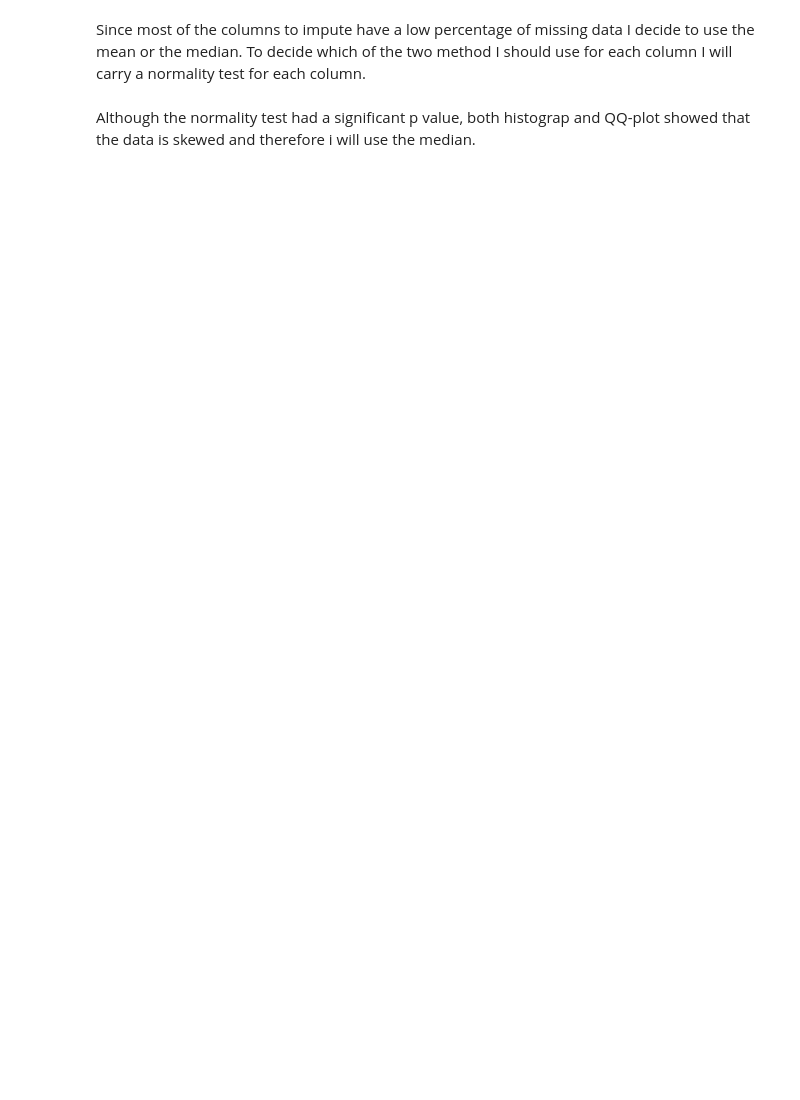
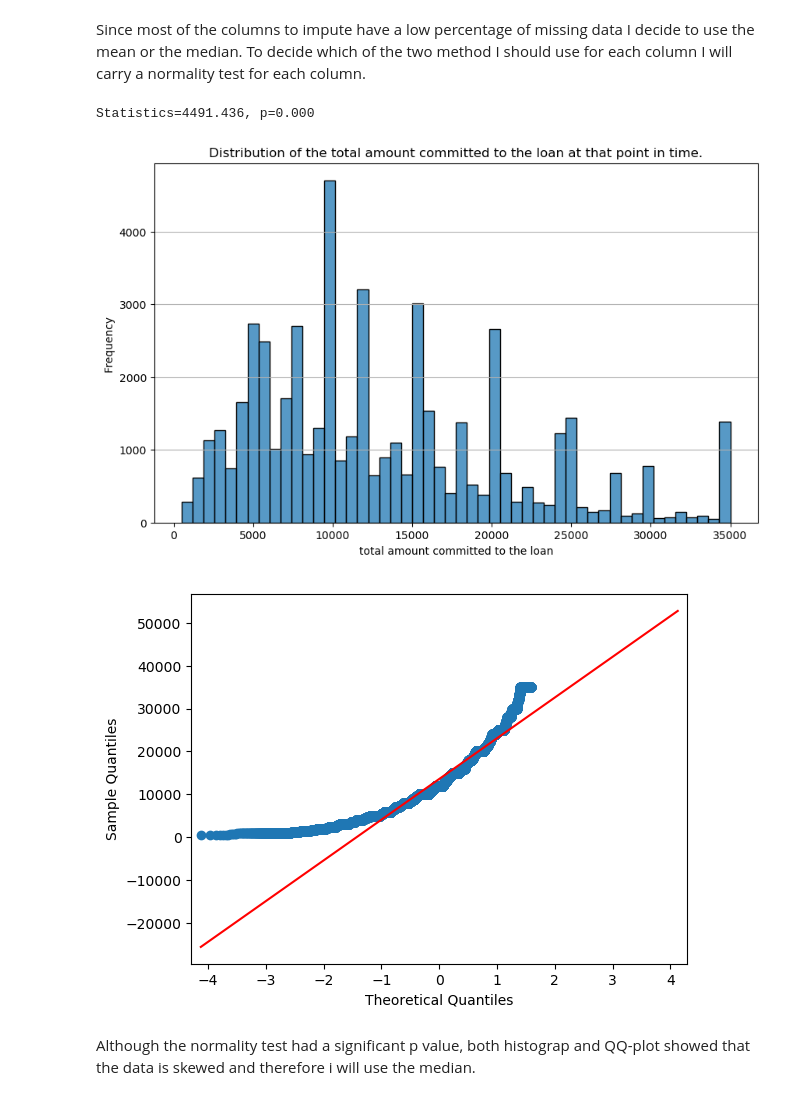
Before and after one commit to ChristianDaza/EDA_finance, a Jupyter notebook: SRC/EDA.ipynb, the cells around one changed output. Saved outputs shown, nothing was run; the diff lists cells and outputs as text; code cells hidden in the pictures; blank space fills up the shorter version.

```diff
--- a/SRC/EDA.ipynb
+++ b/SRC/EDA.ipynb
@@ -165,21 +177,21 @@ def norm_test(dataframe, column):
 # %%
-from statsmodels.graphics.gofplots import qqplot
-from matplotlib import pyplot
-import matplotlib.pyplot as plt
-import seaborn as sns
 # Normality test
-norm_test(df_prep.dataframe,"funded_amount")
+df_inf.norm_test("funded_amount")
 # Historgram
 plt.figure(figsize=(10, 6))
-sns.histplot(data=df_prep.dataframe, x="funded_amount", bins= 50, kde=True)
+sns.histplot(data=df_prep.dataframe, x="funded_amount", bins= 50)
 plt.title('Distribution of the total amount committed to the loan at that point in time.')
 plt.xlabel('total amount committed to the loan')
 plt.ylabel('Frequency')
 plt.grid(True, axis="y")
 plt.show()
 # QQplot
 qq_plot = qqplot(df_prep.dataframe["funded_amount"], scale=1 ,line='q')
 pyplot.show()
+# %% [output]
+Statistics=4491.436, p=0.000
+[figure, added]
+[figure, added]
 # %% [markdown]
 Although the normality test had a significant p value, both histograp and QQ-plot showed that the data is skewed and therefore i will use the median.
 # %%
```
Also changed, not shown: parts of 28 cells of this notebook, 1 other file.
